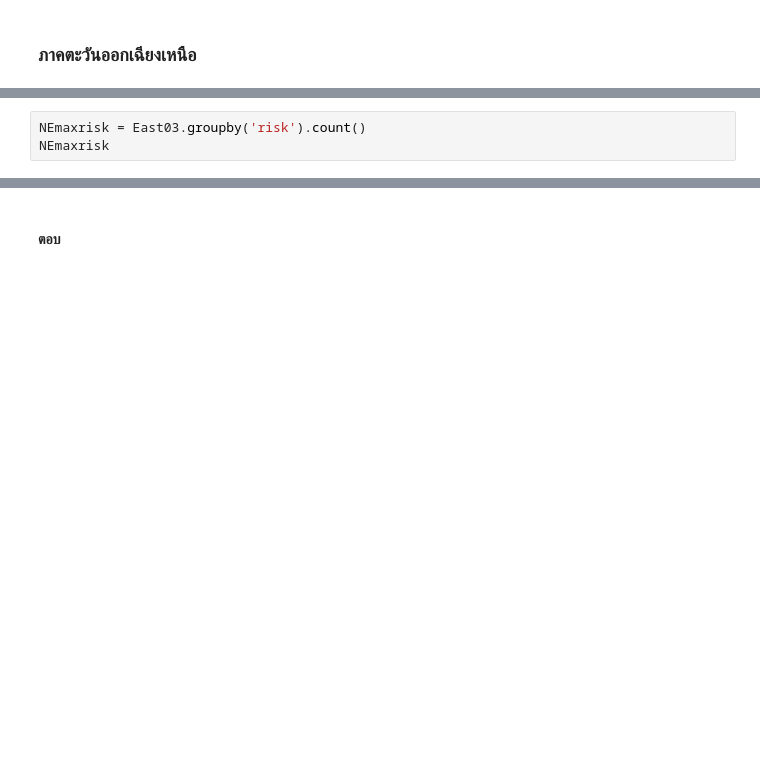
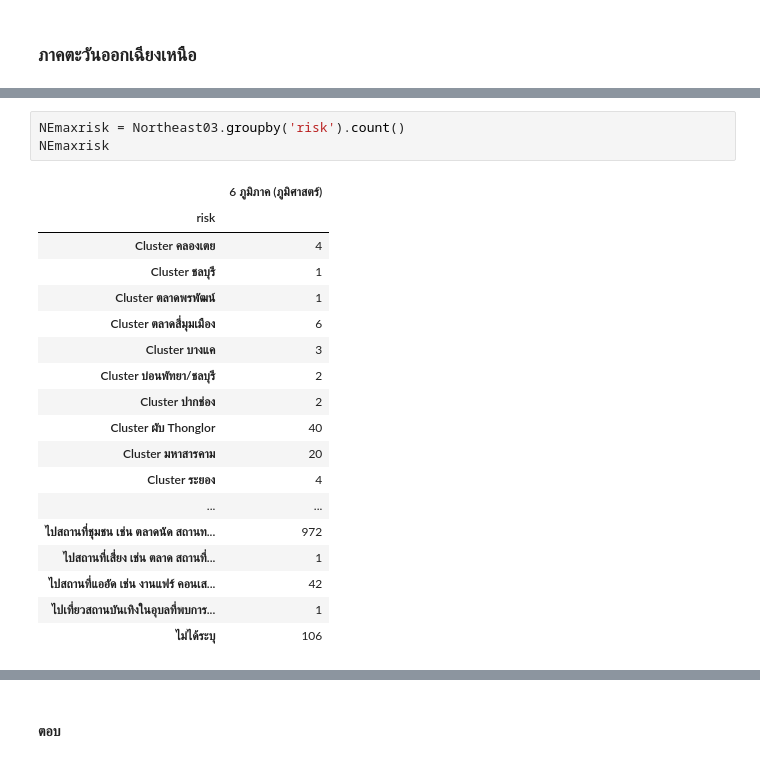
Before and after one commit to khanittha-phusopha/data_viz_2022, a Jupyter notebook: BasicPython&DataViz_midterm2022.ipynb, the cells around one changed output, grey strips where cells are left out. Drawn from its saved outputs; the diff is of its cells as text; blank space fills up the shorter version.

```diff
--- a/BasicPython&DataViz_midterm2022.ipynb
+++ b/BasicPython&DataViz_midterm2022.ipynb
@@ -1040,6 +1562,25 @@ Northeast03
 # %%
-NEmaxrisk = East03.groupby('risk').count()
+NEmaxrisk = Northeast03.groupby('risk').count()
 NEmaxrisk
+# %% [output]
+|  | 6 ภูมิภาค (ภูมิศาสตร์) |
+| risk |  |
+| Cluster คลองเตย | 4 |
+| Cluster ชลบุรี | 1 |
+| Cluster ตลาดพรพัฒน์ | 1 |
+| Cluster ตลาดสี่มุมเมือง | 6 |
+| Cluster บางแค | 3 |
+| Cluster บ่อนพัทยา/ชลบุรี | 2 |
+| Cluster ปากช่อง | 2 |
+| Cluster ผับ Thonglor | 40 |
+| Cluster มหาสารคาม | 20 |
+| Cluster ระยอง | 4 |
+| ... | ... |
+| ไปสถานที่ชุมชน เช่น ตลาดนัด สถานท... | 972 |
+| ไปสถานที่เสี่ยง เช่น ตลาด สถานที่... | 1 |
+| ไปสถานที่แออัด เช่น งานแฟร์ คอนเส... | 42 |
+| ไปเที่ยวสถานบันเทิงในอุบลที่พบการ... | 1 |
+| ไม่ได้ระบุ | 106 |
 # %%
 NEmaxrisk = NEmaxrisk.sort_values(by=['6 ภูมิภาค (ภูมิศาสตร์)'])
 NEmaxrisk
```
Also changed, not shown: parts of 168 cells of this notebook.
